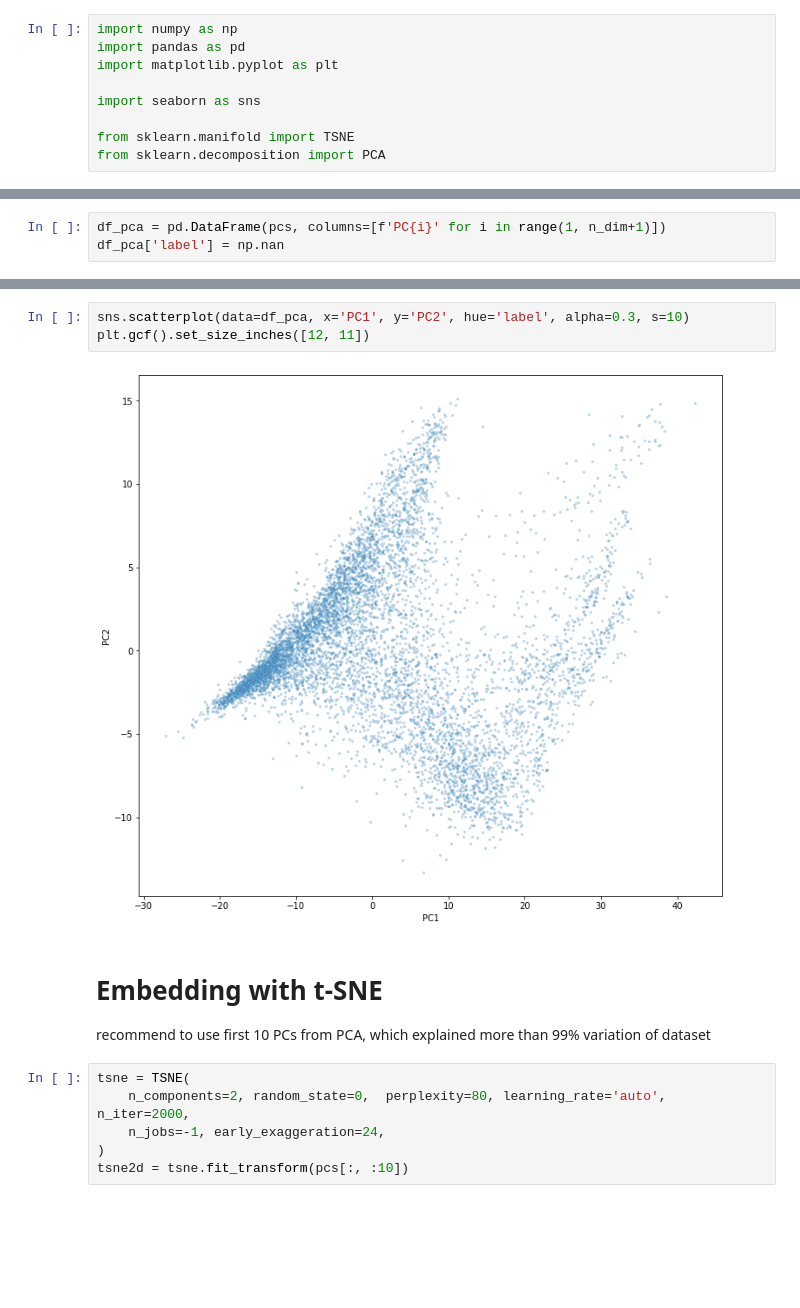
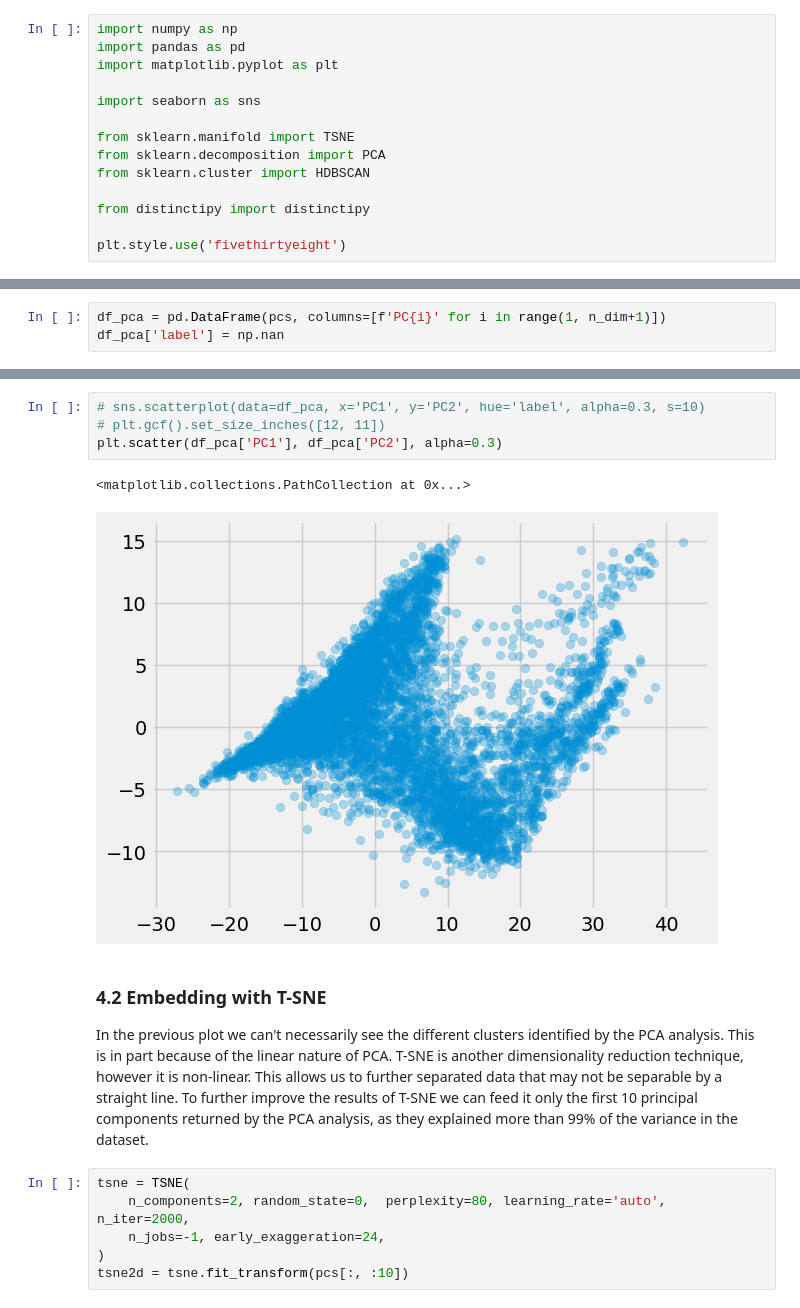
Before and after one commit to PEOPLE-ER/Wetland-Function-Assessment, a Jupyter notebook: 04_cluster_analysis.ipynb, the cells around one changed output, grey strips where cells are left out. Cells and saved outputs as stored; diff of their text form; blank space fills up the shorter version.

Commit message:
Completed a first round of edits to the notebooks, added docstrings, guiding text for the reader, and re-organized the notebooks.

```diff
--- a/04_cluster_analysis.ipynb
+++ b/04_cluster_analysis.ipynb
@@ -9,3 +42,8 @@ import seaborn as sns
 
 from sklearn.manifold import TSNE
 from sklearn.decomposition import PCA
+from sklearn.cluster import HDBSCAN
+
+from distinctipy import distinctipy
+
+plt.style.use('fivethirtyeight')
@@ -53,12 +128,16 @@ df_pca['label'] = np.nan
 # %%
-sns.scatterplot(data=df_pca, x='PC1', y='PC2', hue='label', alpha=0.3, s=10)
-plt.gcf().set_size_inches([12, 11])
+# sns.scatterplot(data=df_pca, x='PC1', y='PC2', hue='label', alpha=0.3, s=10)
+# plt.gcf().set_size_inches([12, 11])
+plt.scatter(df_pca['PC1'], df_pca['PC2'], alpha=0.3)
 # %% [output]
+<matplotlib.collections.PathCollection at 0x...>
-[figure, old version]
+[figure, new version]
-# %% [markdown]
-# Embedding with t-SNE
-
-recommend to use first 10 PCs from PCA, which explained more than 99% variation of dataset
+# %% [markdown]
+### 4.2 Embedding with T-SNE
+
+In the previous plot we can't necessarily see the different clusters identified by the PCA analysis. This is in part because of the linear nature of PCA.
+T-SNE is another dimensionality reduction technique, however it is non-linear. This allows us to further separated data that may not be separable by a straight line.
+To further improve the results of T-SNE we can feed it only the first 10 principal components returned by the PCA analysis, as they explained more than 99% of the variance in the dataset.
 # %%
 tsne = TSNE(
     n_components=2, random_state=0,  perplexity=80, learning_rate='auto', n_iter=2000,
```
Also changed, not shown: parts of 30 cells of this notebook, 4 other files.
